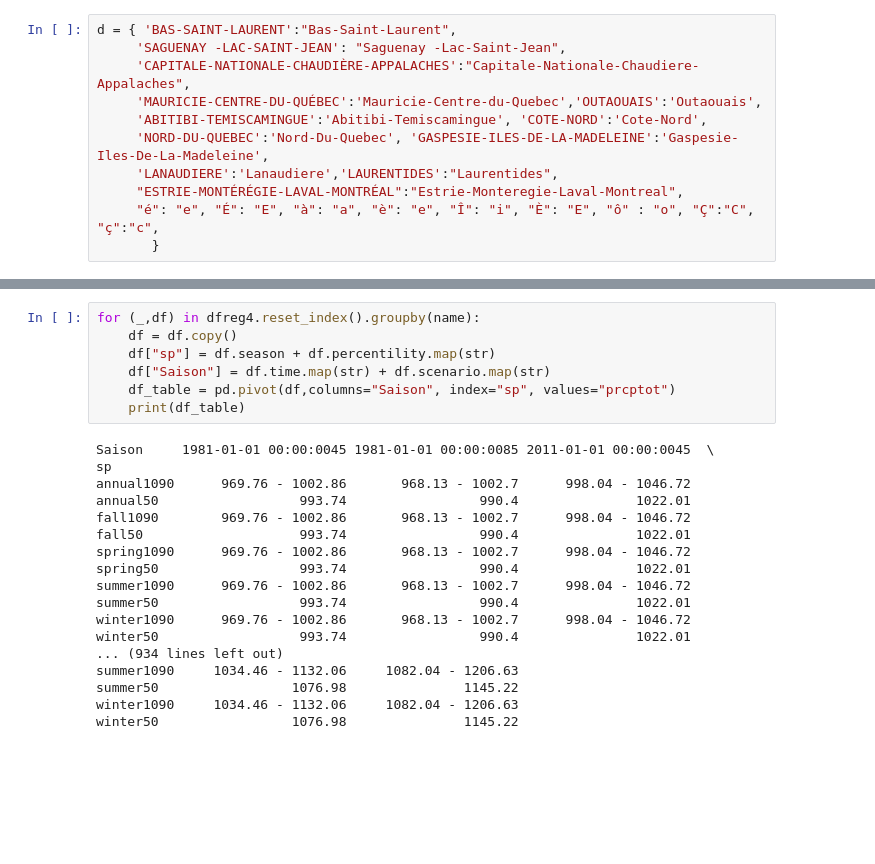
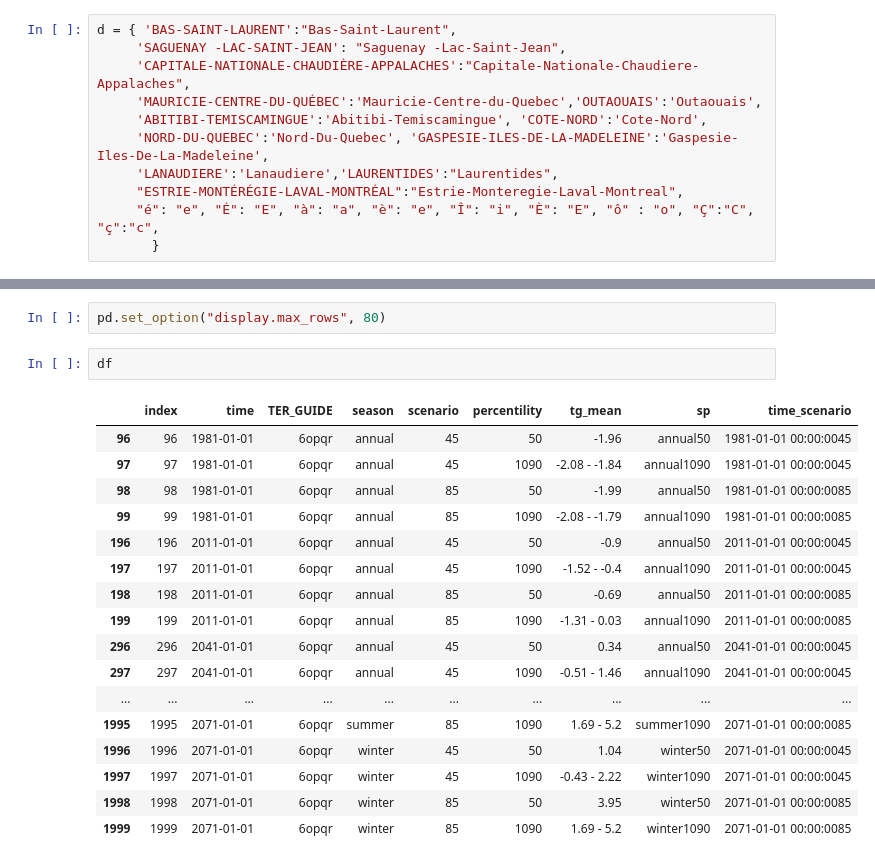
Before and after one commit to Ouranosinc/PortraitsClimMFFP, a Jupyter notebook: Data Processing Jupyter Notebooks/Tables CSV 8 variables all regions.ipynb, the cells around one changed output, grey strips where cells are left out. Saved outputs shown, nothing was run; the diff lists cells and outputs as text; blank space fills up the shorter version.

Commit message:
tg_mean created succesfully

```diff
--- a/Data Processing Jupyter Notebooks/Tables CSV 8 variables all regions.ipynb
+++ b/Data Processing Jupyter Notebooks/Tables CSV 8 variables all regions.ipynb
@@ -613,25 +598,22 @@ dfreg4
-# %%
-for (_,df) in dfreg4.reset_index().groupby(name):
-    df = df.copy()
-    df["sp"] = df.season + df.percentility.map(str)
-    df["Saison"] = df.time.map(str) + df.scenario.map(str)
-    df_table = pd.pivot(df,columns="Saison", index="sp", values="prcptot")
-    print(df_table)
-# %% [output]
-Saison     1981-01-01 00:00:0045 1981-01-01 00:00:0085 2011-01-01 00:00:0045  \
-sp
-annual1090      969.76 - 1002.86       968.13 - 1002.7      998.04 - 1046.72
-annual50                  993.74                 990.4               1022.01
-fall1090        969.76 - 1002.86       968.13 - 1002.7      998.04 - 1046.72
-fall50                    993.74                 990.4               1022.01
-spring1090      969.76 - 1002.86       968.13 - 1002.7      998.04 - 1046.72
-spring50                  993.74                 990.4               1022.01
-summer1090      969.76 - 1002.86       968.13 - 1002.7      998.04 - 1046.72
-summer50                  993.74                 990.4               1022.01
-winter1090      969.76 - 1002.86       968.13 - 1002.7      998.04 - 1046.72
-winter50                  993.74                 990.4               1022.01
-... (934 lines left out)
-summer1090     1034.46 - 1132.06     1082.04 - 1206.63
-summer50                 1076.98               1145.22
-winter1090     1034.46 - 1132.06     1082.04 - 1206.63
-winter50                 1076.98               1145.22
+# %%
+pd.set_option("display.max_rows", 80)
+# %%
+df
+# %% [output]
+|  | index | time | TER_GUIDE | season | scenario | percentility | tg_mean | sp | time_scenario |
+| 96 | 96 | 1981-01-01 | 6opqr | annual | 45 | 50 | -1.96 | annual50 | 1981-01-01 00:00:0045 |
+| 97 | 97 | 1981-01-01 | 6opqr | annual | 45 | 1090 | -2.08 - -1.84 | annual1090 | 1981-01-01 00:00:0045 |
+| 98 | 98 | 1981-01-01 | 6opqr | annual | 85 | 50 | -1.99 | annual50 | 1981-01-01 00:00:0085 |
+| 99 | 99 | 1981-01-01 | 6opqr | annual | 85 | 1090 | -2.08 - -1.79 | annual1090 | 1981-01-01 00:00:0085 |
+| 196 | 196 | 2011-01-01 | 6opqr | annual | 45 | 50 | -0.9 | annual50 | 2011-01-01 00:00:0045 |
+| 197 | 197 | 2011-01-01 | 6opqr | annual | 45 | 1090 | -1.52 - -0.4 | annual1090 | 2011-01-01 00:00:0045 |
+| 198 | 198 | 2011-01-01 | 6opqr | annual | 85 | 50 | -0.69 | annual50 | 2011-01-01 00:00:0085 |
+| 199 | 199 | 2011-01-01 | 6opqr | annual | 85 | 1090 | -1.31 - 0.03 | annual1090 | 2011-01-01 00:00:0085 |
+| 296 | 296 | 2041-01-01 | 6opqr | annual | 45 | 50 | 0.34 | annual50 | 2041-01-01 00:00:0045 |
+| 297 | 297 | 2041-01-01 | 6opqr | annual | 45 | 1090 | -0.51 - 1.46 | annual1090 | 2041-01-01 00:00:0045 |
+| ... | ... | ... | ... | ... | ... | ... | ... | ... | ... |
+| 1995 | 1995 | 2071-01-01 | 6opqr | summer | 85 | 1090 | 1.69 - 5.2 | summer1090 | 2071-01-01 00:00:0085 |
+| 1996 | 1996 | 2071-01-01 | 6opqr | winter | 45 | 50 | 1.04 | winter50 | 2071-01-01 00:00:0045 |
+| 1997 | 1997 | 2071-01-01 | 6opqr | winter | 45 | 1090 | -0.43 - 2.22 | winter1090 | 2071-01-01 00:00:0045 |
+| 1998 | 1998 | 2071-01-01 | 6opqr | winter | 85 | 50 | 3.95 | winter50 | 2071-01-01 00:00:0085 |
+| 1999 | 1999 | 2071-01-01 | 6opqr | winter | 85 | 1090 | 1.69 - 5.2 | winter1090 | 2071-01-01 00:00:0085 |
```
Also changed, not shown: parts of 34 cells of this notebook.
